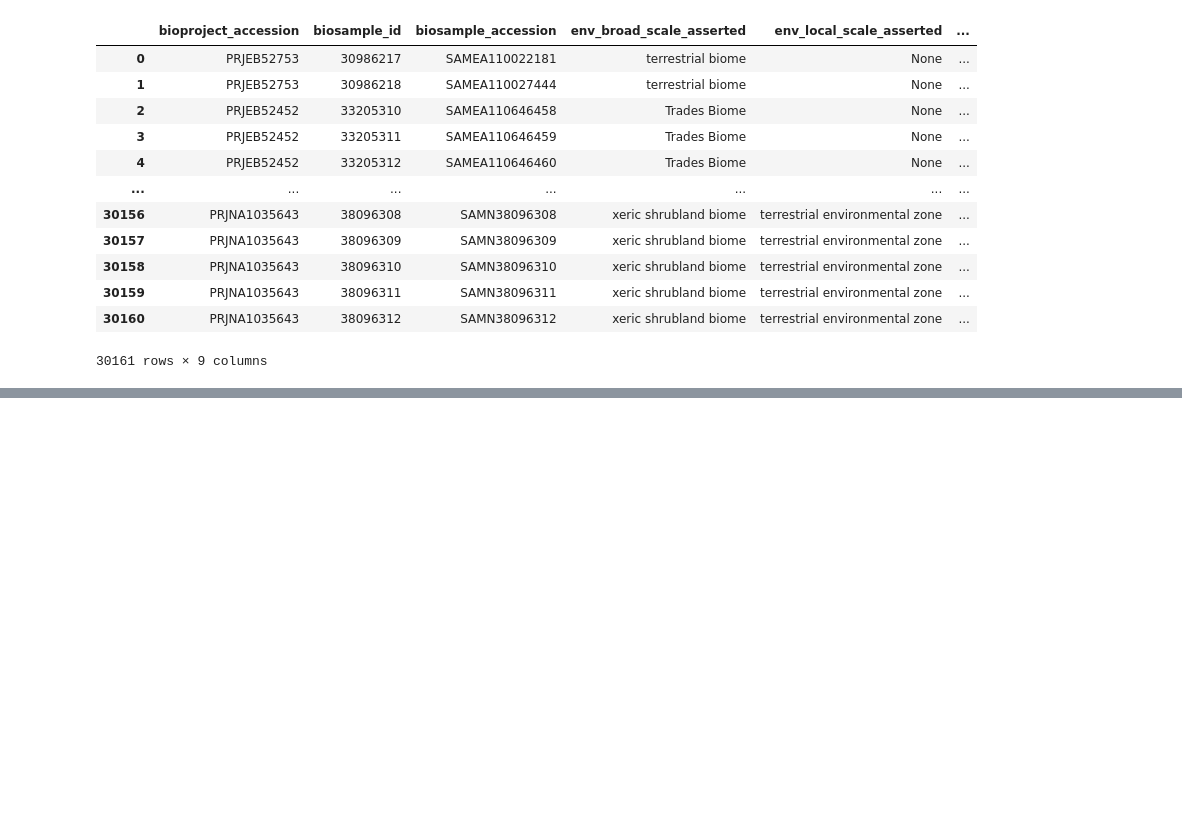
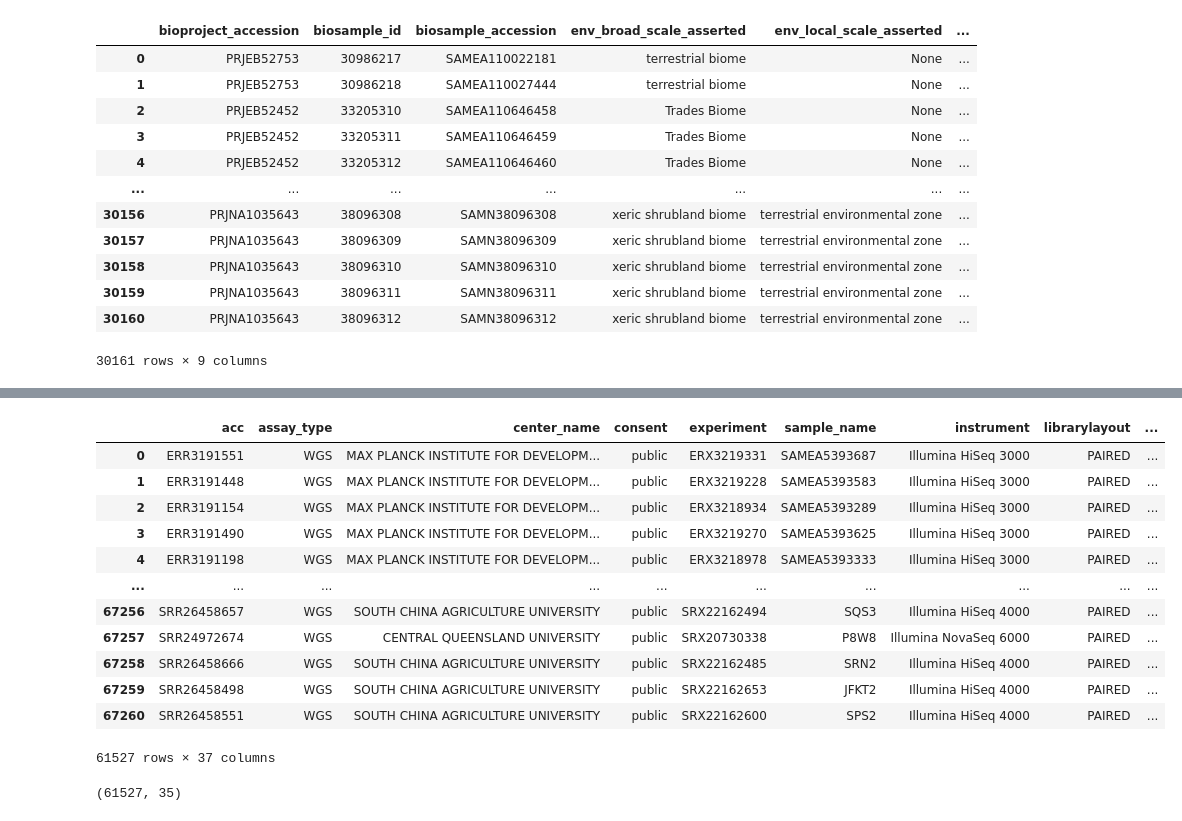
Before and after one commit to microbiomedata/external-metadata-awareness, a Jupyter notebook: notebooks/studies_exploration/simons_wishlist/simons_wishlist_env_triads.ipynb, the cells around one changed output, grey strips where cells are left out. Saved outputs shown, nothing was run; the diff lists cells and outputs as text; code cells hidden in the pictures; blank space fills up the shorter version.

Commit message:
filtered SRA metadata in mongodb

```diff
--- a/notebooks/studies_exploration/simons_wishlist/simons_wishlist_env_triads.ipynb
+++ b/notebooks/studies_exploration/simons_wishlist/simons_wishlist_env_triads.ipynb
@@ -428,0 +474,29 @@ duck_conn.close()
+# %%
+# Initialize empty DataFrame to store results
+all_results = []
+# %%
+for batch in batches:
+    query = """
+    SELECT *
+    FROM `nih-sra-datastore.sra.metadata`
+    WHERE biosample IN UNNEST(@biosample_list)
+    """
+
+    # Define query parameters
+    job_config = bigquery.QueryJobConfig(
+        query_parameters=[
+            bigquery.ArrayQueryParameter("biosample_list", "STRING", batch)
+        ]
+    )
+
+    # Run query
+    query_job = bigquery_client.query(query, job_config=job_config)
+    results = query_job.result()
+
+    # Convert batch results to a DataFrame and store them
+    batch_df = results.to_dataframe()
+    all_results.append(batch_df)
+
+    print(f"Processed batch with {len(batch)} biosamples...")
+
+# 2 minutes @ 1000
@@ -428,0 +521,3 @@ duck_conn.close()
+# %%
+# Concatenate all batch results
+sra_metadata_frame = pd.concat(all_results, ignore_index=True)
@@ -428,0 +530,2 @@ duck_conn.close()
+# %%
+sra_metadata_frame = sra_metadata_frame[sra_metadata_frame['bioproject'].isin(bioproj_accession_values)]
@@ -428,0 +550,16 @@ duck_conn.close()
+# %%
+sra_metadata_frame
+# %% [output]
+|  | acc | assay_type | center_name | consent | experiment | sample_name | instrument | librarylayout | ... |
+| 0 | ERR3191551 | WGS | MAX PLANCK INSTITUTE FOR DEVELOPM... | public | ERX3219331 | SAMEA5393687 | Illumina HiSeq 3000 | PAIRED | ... |
+| 1 | ERR3191448 | WGS | MAX PLANCK INSTITUTE FOR DEVELOPM... | public | ERX3219228 | SAMEA5393583 | Illumina HiSeq 3000 | PAIRED | ... |
+| 2 | ERR3191154 | WGS | MAX PLANCK INSTITUTE FOR DEVELOPM... | public | ERX3218934 | SAMEA5393289 | Illumina HiSeq 3000 | PAIRED | ... |
+| 3 | ERR3191490 | WGS | MAX PLANCK INSTITUTE FOR DEVELOPM... | public | ERX3219270 | SAMEA5393625 | Illumina HiSeq 3000 | PAIRED | ... |
+| 4 | ERR3191198 | WGS | MAX PLANCK INSTITUTE FOR DEVELOPM... | public | ERX3218978 | SAMEA5393333 | Illumina HiSeq 3000 | PAIRED | ... |
+| ... | ... | ... | ... | ... | ... | ... | ... | ... | ... |
+| 67256 | SRR26458657 | WGS | SOUTH CHINA AGRICULTURE UNIVERSITY | public | SRX22162494 | SQS3 | Illumina HiSeq 4000 | PAIRED | ... |
+| 67257 | SRR24972674 | WGS | CENTRAL QUEENSLAND UNIVERSITY | public | SRX20730338 | P8W8 | Illumina NovaSeq 6000 | PAIRED | ... |
+| 67258 | SRR26458666 | WGS | SOUTH CHINA AGRICULTURE UNIVERSITY | public | SRX22162485 | SRN2 | Illumina HiSeq 4000 | PAIRED | ... |
+| 67259 | SRR26458498 | WGS | SOUTH CHINA AGRICULTURE UNIVERSITY | public | SRX22162653 | JFKT2 | Illumina HiSeq 4000 | PAIRED | ... |
+| 67260 | SRR26458551 | WGS | SOUTH CHINA AGRICULTURE UNIVERSITY | public | SRX22162600 | SPS2 | Illumina HiSeq 4000 | PAIRED | ... |
+61527 rows × 37 columns
@@ -428,0 +570,4 @@ duck_conn.close()
+# %%
+sra_metadata_frame_no_attrs.shape
+# %% [output]
+(61527, 35)
```
Also changed, not shown: parts of 72 cells of this notebook, 24 other files.
